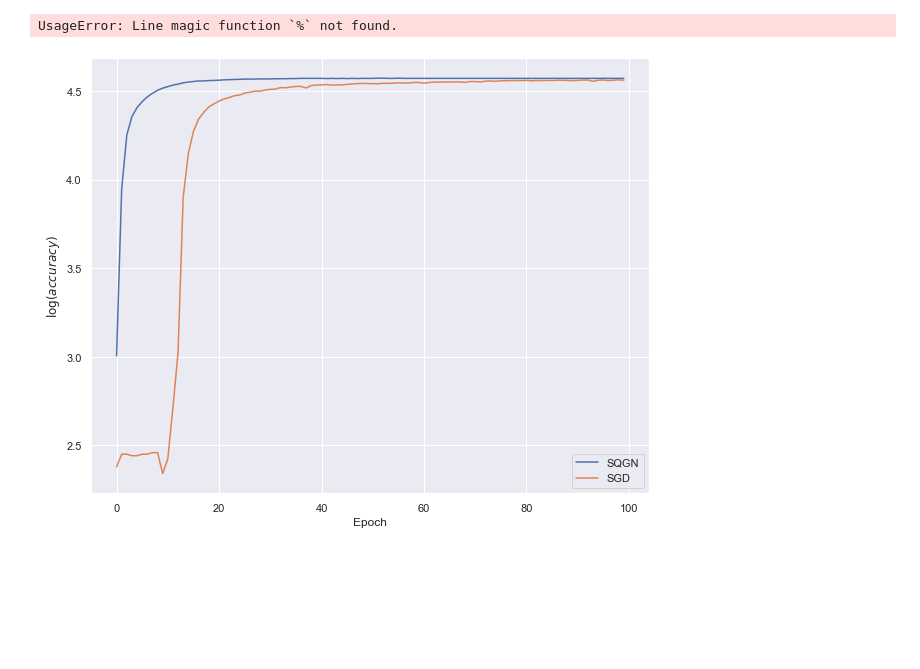
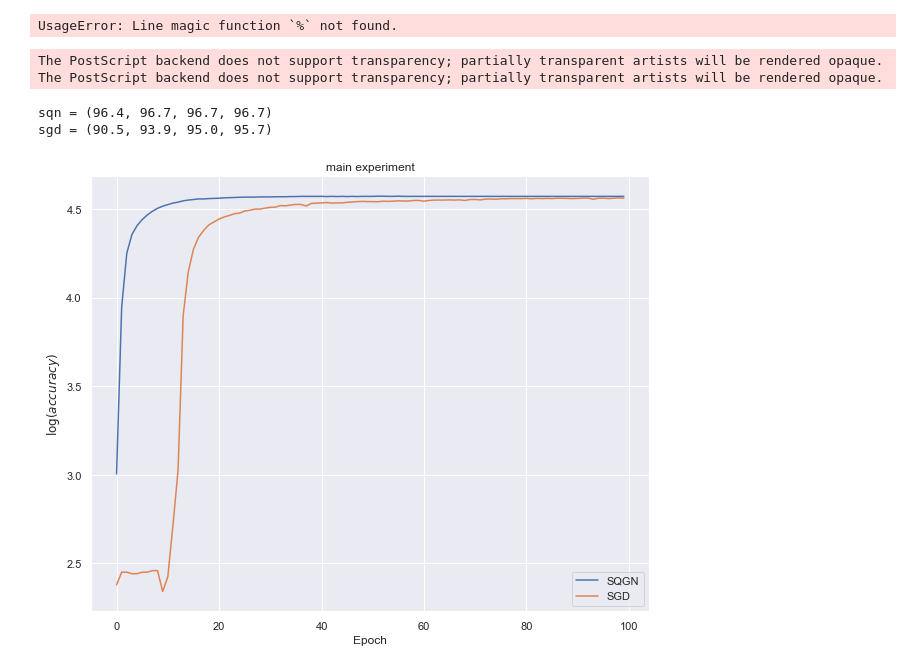
Before and after one commit to Konstantin-Iakovlev/2021-Optimization_Project, a Jupyter notebook: code/SQN.ipynb, the cells around one changed output. Drawn from its saved outputs; the diff is of its cells as text; code cells hidden in the pictures; blank space fills up the shorter version.

```diff
--- a/code/SQN.ipynb
+++ b/code/SQN.ipynb
@@ -89,29 +95,37 @@ UsageError: Line magic function `%` not found.
 # %%
 import re
 from matplotlib import pylab as plt
 import seaborn as sns
 import numpy as np
 
 sns.set()
 
 def get_acc(filename):
     acc_arr = []
     with open(filename, 'r') as fin:
         for line in fin:
             found = re.findall('acc. = \d\d.\d', line)
             if found:
                 acc_arr.append(float(found[0][-4:]))
     return np.array(acc_arr)
 
 plt.figure(figsize=(10, 8))
 sqn_acc = get_acc('sqn_nn.log')
+print(f'sqn = {sqn_acc[29], sqn_acc[49], sqn_acc[69], sqn_acc[-1]}')
 plt.plot(np.log(sqn_acc), label='SQGN')
 sgd_acc = get_acc('sgd_nn.log')
+print(f'sgd = {sgd_acc[29], sgd_acc[49], sgd_acc[69], sgd_acc[-1]}')
 plt.plot(np.log(sgd_acc), label='SGD')
 
 plt.xlabel('Epoch')
 plt.ylabel('$\log(accuracy)$')
 plt.legend()
+plt.title('main experiment')
+plt.savefig('main_exp.eps', dpi=200)
 plt.show()
 # %% [output]
+The PostScript backend does not support transparency; partially transparent artists will be rendered opaque.
+The PostScript backend does not support transparency; partially transparent artists will be rendered opaque.
+sqn = (96.4, 96.7, 96.7, 96.7)
+sgd = (90.5, 93.9, 95.0, 95.7)
-[figure, old version]
+[figure, new version]
```
Also changed, not shown: parts of 2 cells of this notebook, 9 other files.
